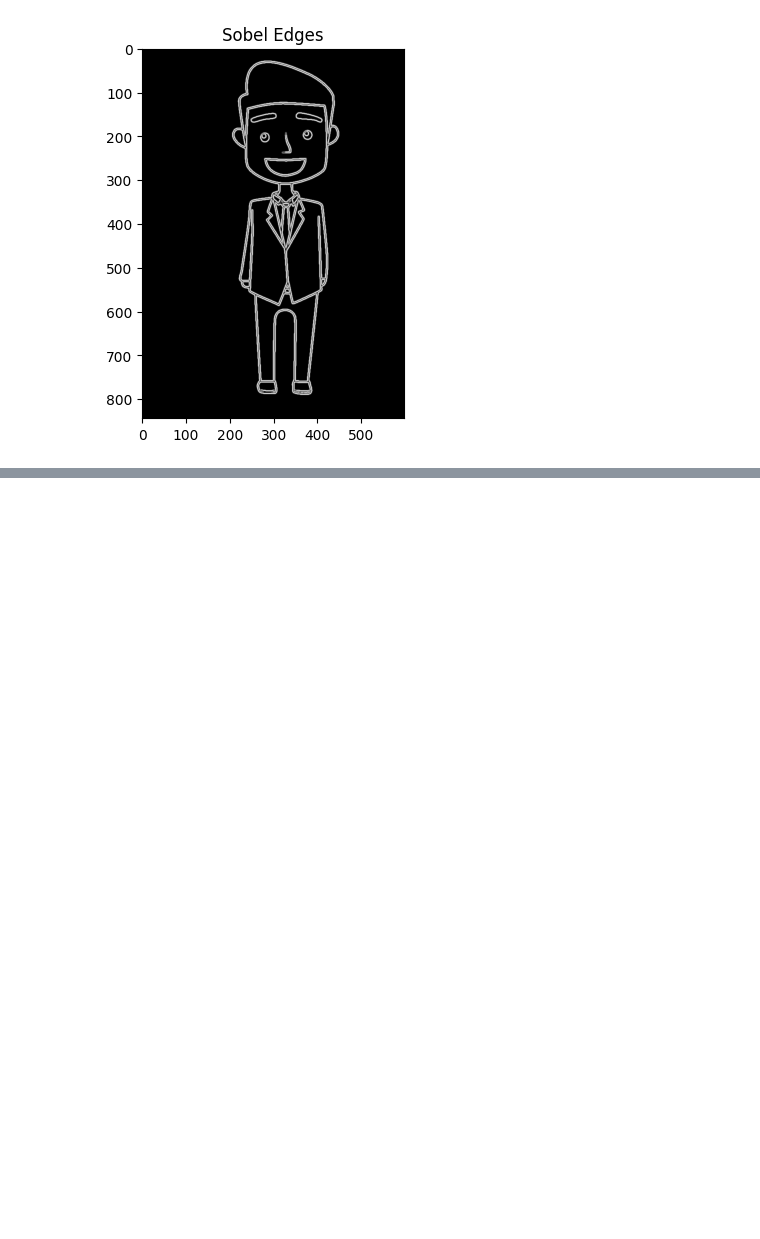
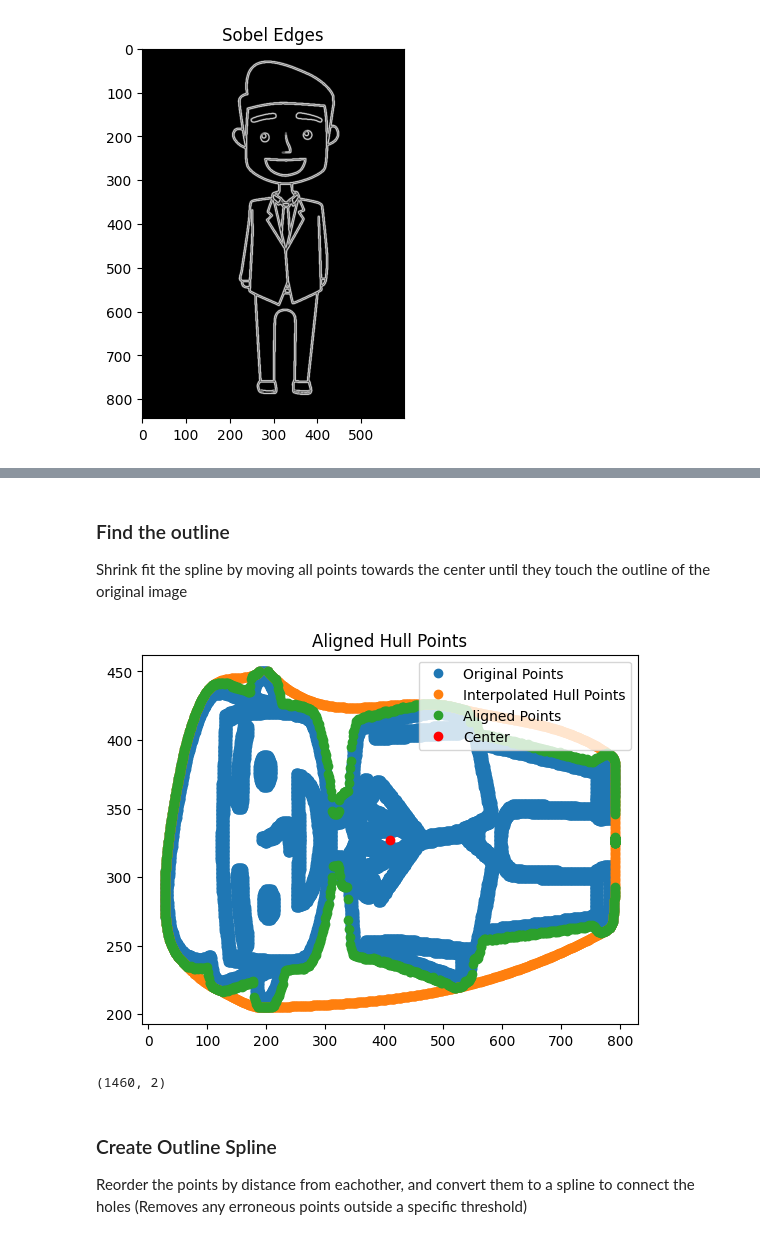
Before and after one commit to CBSchiffer/DrawingAssembly, a Jupyter notebook: Threshold.ipynb, the cells around one changed output, grey strips where cells are left out. Saved outputs shown, nothing was run; the diff lists cells and outputs as text; code cells hidden in the pictures; blank space fills up the shorter version.

```diff
--- a/Threshold.ipynb
+++ b/Threshold.ipynb
@@ -63,0 +110,44 @@ plt.imshow(binary_man, cmap='gray')
+# %% [markdown]
+### Find the outline
+Shrink fit the spline by moving all points towards the center until they touch the outline of the original image
+# %%
+step = 1  # Define the step value
+threshold = 2  # Define the threshold value
+
+# Function to move points towards the center
+def move_points_towards_center(points, center, step, threshold, edge_points):
+    moved_points = []
+    for point in points:
+        while True:
+            if np.any(np.all(np.isclose(edge_points, point, atol=threshold), axis=1)):
+                break
+            if abs(point[1] - center[1]) <= threshold:
+                break
+            if point[1] > center[1]:
+                point[1] -= step
+            else:
+                point[1] += step
+        moved_points.append(point)
+    return np.array(moved_points)
+
+# Move the interpolated hull points towards the center
+aligned_points = move_points_towards_center(new_hull_points.copy(), center, step, threshold, np.column_stack(np.where(sobel_edges > 0)))
+
+# Plot the aligned points
+plt.plot(points[:, 0], points[:, 1], 'o', label='Original Points')
+plt.plot(new_hull_points[:, 0], new_hull_points[:, 1], 'o', label='Interpolated Hull Points')
+plt.plot(aligned_points[:, 0], aligned_points[:, 1], 'o', label='Aligned Points')
+plt.plot(center[0], center[1], 'ro', label='Center')
+plt.legend()
+plt.title('Aligned Hull Points')
+plt.show()
+# %% [output]
+[figure, added]
+# %%
+aligned_points.shape
+# %% [output]
+(1460, 2)
+# %% [markdown]
+### Create Outline Spline
+Reorder the points by distance from eachother, and convert them to a spline to connect the holes
+(Removes any erroneous points outside a specific threshold)
```
Also changed, not shown: parts of 10 cells of this notebook.
